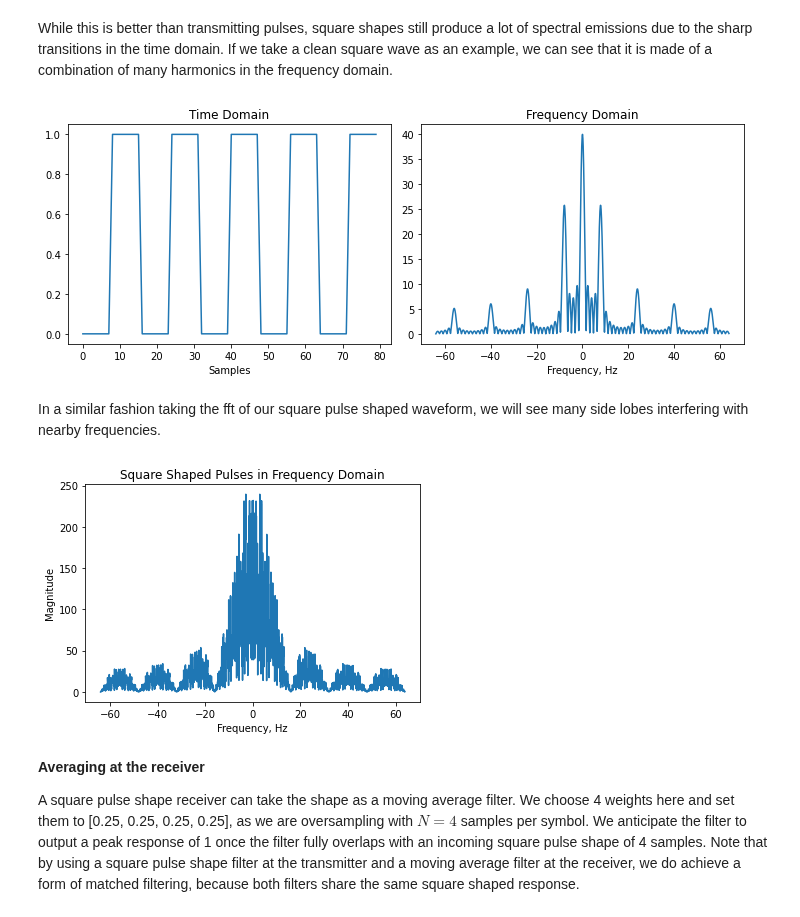
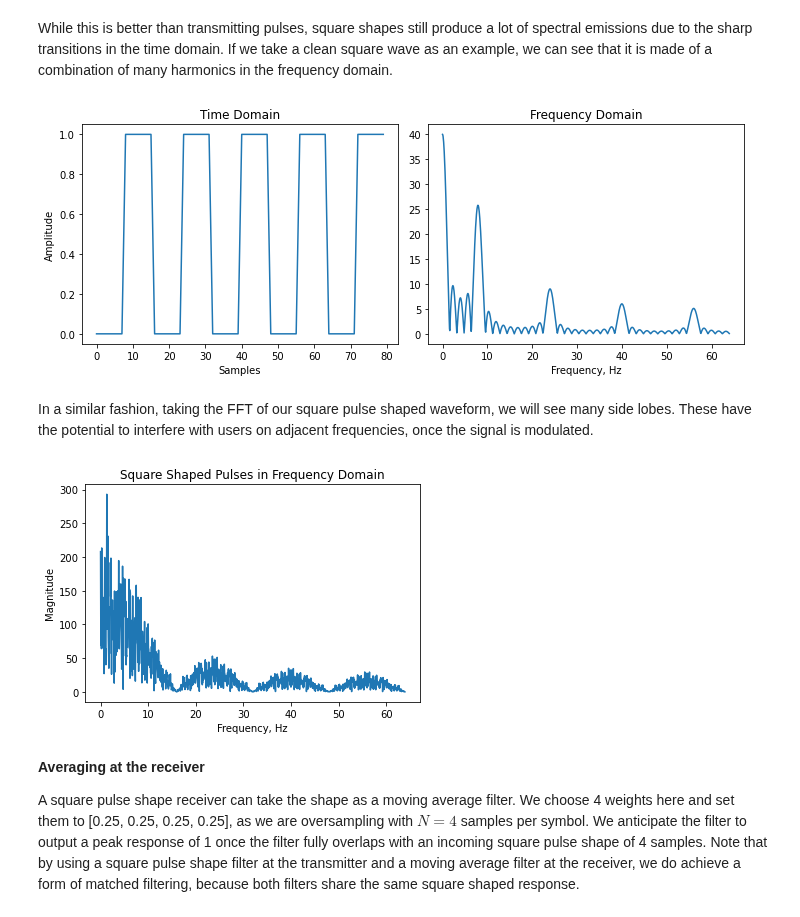
Before and after one commit to strath-sdr/dsp_notebooks, a Jupyter notebook: notebooks/baseband_modulation/02_pulse_shaping.ipynb, the cells around one changed output. Saved outputs shown, nothing was run; the diff lists cells and outputs as text; code cells hidden in the pictures.

Commit message:
pulse shaping corrections

```diff
--- a/notebooks/baseband_modulation/02_pulse_shaping.ipynb
+++ b/notebooks/baseband_modulation/02_pulse_shaping.ipynb
@@ -85,0 +82,12 @@ plt.show()
+# %%
+# Number of symbol repeats
+N = 8
+
+# Apply square shape to the BPSK symbols
+symbols_square_shaped = np.repeat(symbols,N)
+
+# Plot some of the pulse shaped symbols
+plt.stem(symbols_square_shaped.real[:64], use_line_collection=True)
+plt.xlabel('Samples')
+plt.ylabel('Amplitude')
+plt.show()
@@ -90,32 +100,33 @@ While this is better than transmitting pulses, square shapes still produce a lot
 square_wave = np.repeat(np.array([0, 1, 0, 1, 0, 1, 0, 1, 0, 1]),8)
 
 # Take the fft of the square wave and calculate corresponding x-axis frequencies
-y_fft = np.fft.fftshift(np.fft.fft(square_wave,fft_size))
-freqs = np.fft.fftshift(np.fft.fftfreq(fft_size,1/fs))
+y_fft = np.fft.fftshift(np.fft.fft(square_wave,fft_size))[int(fft_size/2):]
+freqs = np.fft.fftshift(np.fft.fftfreq(fft_size,1/fs))[int(fft_size/2):]
 
 fig, ax = plt.subplots(1,2, figsize=(10,4))
 ax[0].plot(square_wave)
 ax[0].set_xlabel('Samples')
+ax[0].set_ylabel('Amplitude')
 ax[0].set_title('Time Domain')
 ax[1].plot(freqs, np.abs(y_fft))
 ax[1].set_xlabel('Frequency, Hz')
 ax[1].set_title('Frequency Domain')
 fig.tight_layout()
 # %% [output]
-[figure, old version]
+[figure, new version]
 # %% [markdown]
-In a similar fashion taking the fft of our square pulse shaped waveform, we will see many side lobes interfering with nearby frequencies.
+In a similar fashion, taking the FFT of our square pulse shaped waveform, we will see many side lobes. These have the potential to interfere with users on adjacent frequencies, once the signal is modulated.
 # %%
-y_fft = np.fft.fftshift(np.fft.fft(symbols_square_shaped,fft_size))
-freqs = np.fft.fftshift(np.fft.fftfreq(fft_size,1/fs))
+y_fft = np.fft.fftshift(np.fft.fft(symbols_square_shaped,fft_size))[int(fft_size/2):]
+freqs = np.fft.fftshift(np.fft.fftfreq(fft_size,1/fs))[int(fft_size/2):]
 
 plt.plot(freqs, np.abs(y_fft))
 plt.xlabel('Frequency, Hz')
 plt.ylabel('Magnitude')
 plt.title('Square Shaped Pulses in Frequency Domain')
 plt.show()
 # %% [output]
-[figure, old version]
+[figure, new version]
 # %% [markdown]
 **Averaging at the receiver**
 
```
Also changed, not shown: parts of 21 cells of this notebook, 1 other file.
